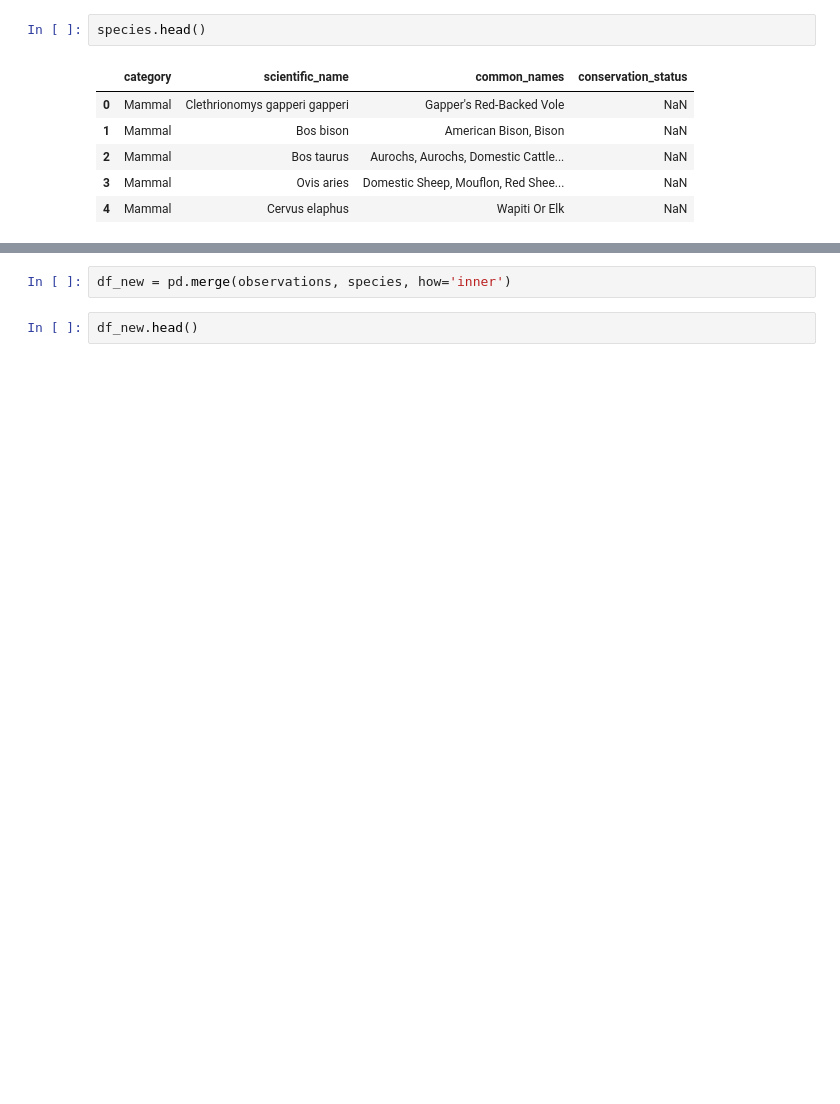
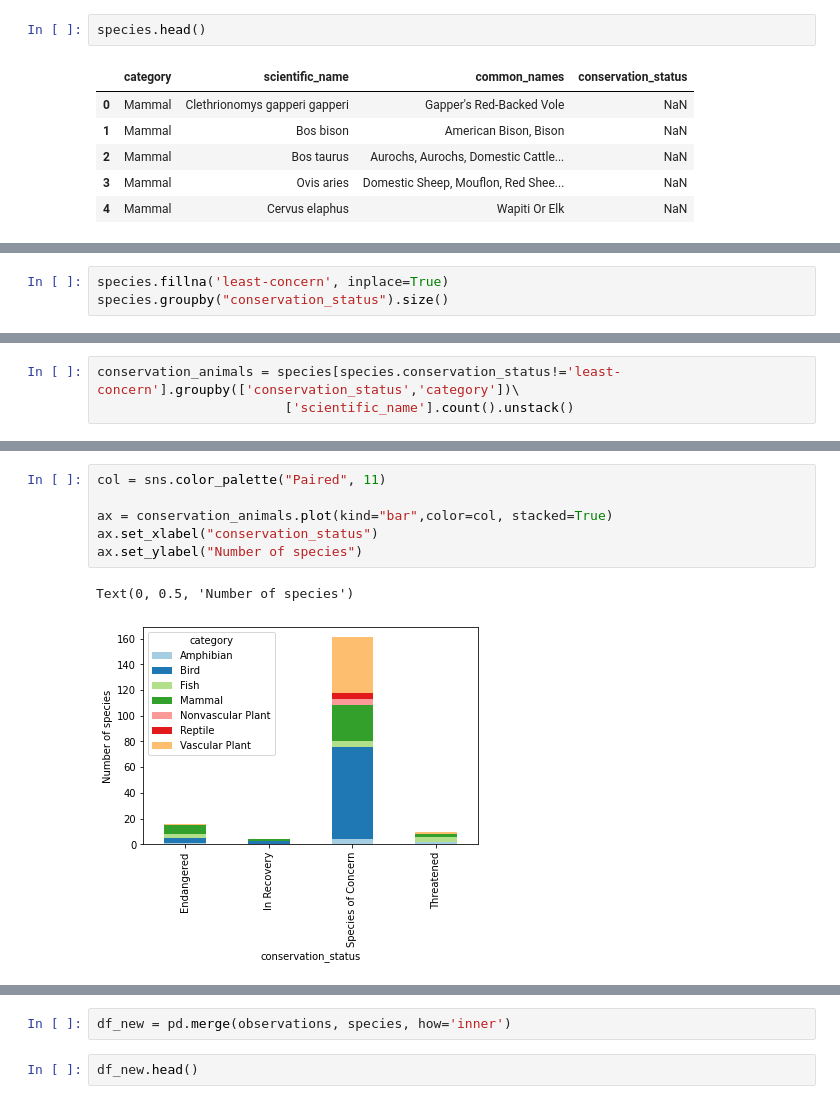
Before and after one commit to Lukas-Forst/data-analysis, a Jupyter notebook: biodiversity/biodiversity.ipynb, the cells around one changed output, grey strips where cells are left out. Drawn from its saved outputs; the diff is of its cells as text; blank space fills up the shorter version.

Commit message:
added first analysis
first analysis including conservation_status analysis of the different species inside the national parks

```diff
--- a/biodiversity/biodiversity.ipynb
+++ b/biodiversity/biodiversity.ipynb
@@ -34,0 +180,3 @@ species.head()
+# %%
+species.fillna('least-concern', inplace=True)
+species.groupby("conservation_status").size()
@@ -34,0 +195,3 @@ species.head()
+# %%
+conservation_animals = species[species.conservation_status!='least-concern'].groupby(['conservation_status','category'])\
+                        ['scientific_name'].count().unstack()
@@ -34,0 +216,9 @@ species.head()
+# %%
+col = sns.color_palette("Paired", 11)
+
+ax = conservation_animals.plot(kind="bar",color=col, stacked=True)
+ax.set_xlabel("conservation_status")
+ax.set_ylabel("Number of species")
+# %% [output]
+Text(0, 0.5, 'Number of species')
+[figure, added]
```
Also changed, not shown: parts of 30 cells of this notebook.
